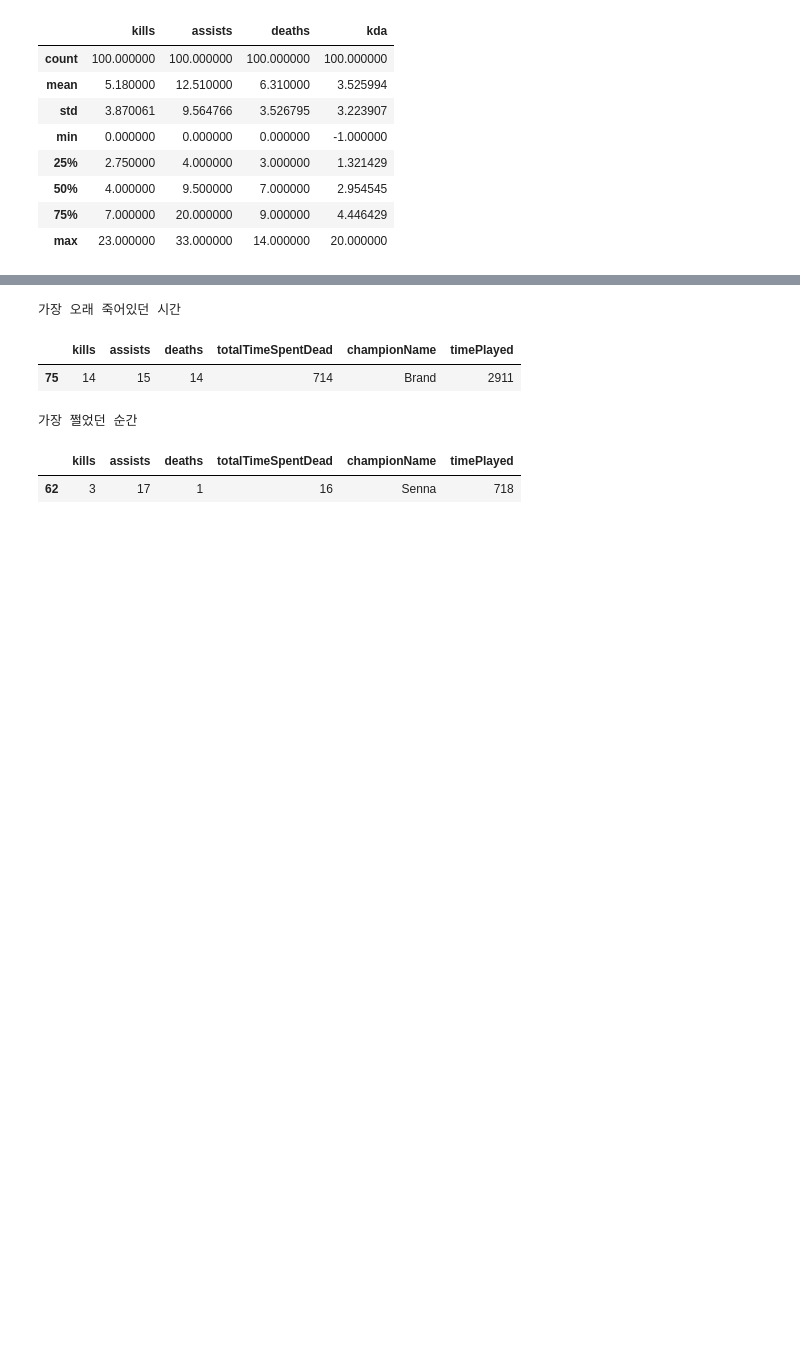
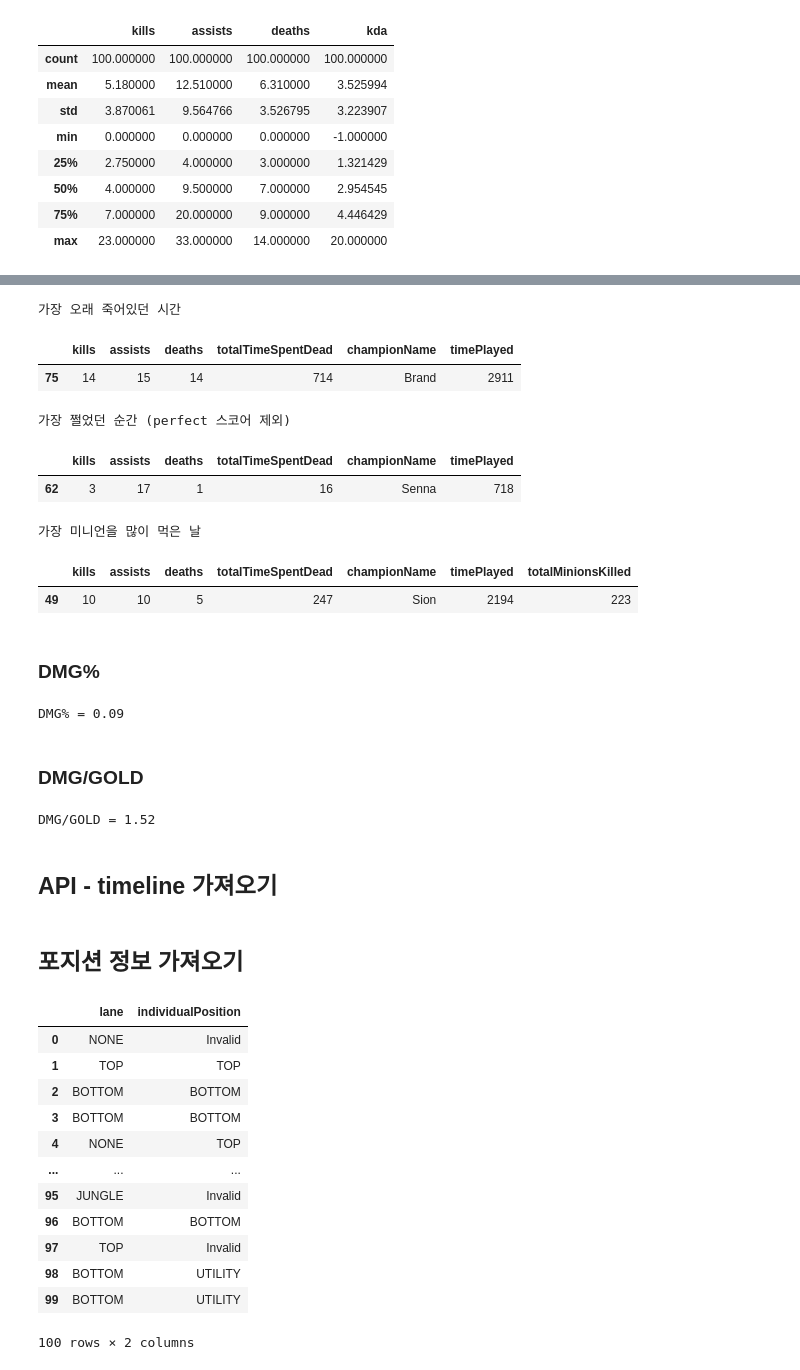
Before and after one commit to uowol/Project_LoLStatistics, a Jupyter notebook: stat_data_야식은치킨이지.ipynb, the cells around one changed output, grey strips where cells are left out. Saved outputs shown, nothing was run; the diff lists cells and outputs as text; code cells hidden in the pictures; blank space fills up the shorter version.

```diff
--- a/stat_data_야식은치킨이지.ipynb
+++ b/stat_data_야식은치킨이지.ipynb
@@ -140,0 +129,3 @@ data.head()
+# %%
+data = df_participants[df_participants.puuid == summoner_puuid].reset_index()
+data.head()
@@ -273,12 +287,51 @@ print("가장 오래 죽어있던 시간")
 display(data[["kills","assists","deaths","totalTimeSpentDead","championName","timePlayed"]].loc[data.totalTimeSpentDead==714])
 print("가장 쩔었던 순간 (perfect 스코어 제외)")
 display(data[["kills","assists","deaths","totalTimeSpentDead","championName","timePlayed"]].loc[data_kda.kda==data_kda.kda.max()])
-
+print("가장 미니언을 많이 먹은 날")
+display(data[["kills","assists","deaths","totalTimeSpentDead","championName","timePlayed","totalMinionsKilled"]].loc[data.totalMinionsKilled==data.totalMinionsKilled.max()])
 # data.timePlayed
 # %% [output]
 가장 오래 죽어있던 시간
 |  | kills | assists | deaths | totalTimeSpentDead | championName | timePlayed |
 | 75 | 14 | 15 | 14 | 714 | Brand | 2911 |
-가장 쩔었던 순간
+가장 쩔었던 순간 (perfect 스코어 제외)
 |  | kills | assists | deaths | totalTimeSpentDead | championName | timePlayed |
 | 62 | 3 | 17 | 1 | 16 | Senna | 718 |
+가장 미니언을 많이 먹은 날
+|  | kills | assists | deaths | totalTimeSpentDead | championName | timePlayed | totalMinionsKilled |
+| 49 | 10 | 10 | 5 | 247 | Sion | 2194 | 223 |
+# %% [markdown]
+### DMG%
+# %%
+sum_dmg_per = 0
+for i in range(len(data)):
+    dmg_team = 0
+    dmg_me = 0
+    for j in range(10):
+        if (df_participants.iloc[i*10 + j].puuid == summoner_puuid):
+            dmg_me = dmg_me + df_participants.iloc[i*10 + j].totalDamageDealtToChampions
+        dmg_team = dmg_team + df_participants.iloc[i*10 + j].totalDamageDealtToChampions
+    dmg_per = dmg_me/dmg_team
+    sum_dmg_per = sum_dmg_per + dmg_per
+print("DMG%% = %.2f" % (sum_dmg_per/len(data)))
+# DMG_(data.totalDamageDealtToChampions / (data.timePlayed/60)).describe()
+# data.totalDamageDealtToChampions[0]
+# (data.timePlayed/60)[0]
+# data.totalDamageDealtToChampions[0] / (data.timePlayed/60)[0]
+# %% [output]
+DMG% = 0.09
+# %% [markdown]
+### DMG/GOLD
+# %%
+dmg = data.totalDamageDealtToChampions
+gold = data.goldEarned
+dmg_by_gold = dmg/gold
+
+print("DMG/GOLD = %.2f" % dmg_by_gold.mean())
+# data.totalDamageDealtToChampions[0]
+# data.totalDamageDealtToChampions[0], (data.goldEarned[0])
+# dmg_by_gold.describe()
+# %% [output]
+DMG/GOLD = 1.52
+# %% [markdown]
+## API - timeline 가져오기
@@ -284,0 +345,18 @@ display(data[["kills","assists","deaths","totalTimeSpentDead","championName","ti
+# %% [markdown]
+## 포지션 정보 가져오기
+# %%
+pd.concat([data.lane, data.individualPosition], axis=1).head()
+# %% [output]
+|  | lane | individualPosition |
+| 0 | NONE | Invalid |
+| 1 | TOP | TOP |
+| 2 | BOTTOM | BOTTOM |
+| 3 | BOTTOM | BOTTOM |
+| 4 | NONE | TOP |
+| ... | ... | ... |
+| 95 | JUNGLE | Invalid |
+| 96 | BOTTOM | BOTTOM |
+| 97 | TOP | Invalid |
+| 98 | BOTTOM | UTILITY |
+| 99 | BOTTOM | UTILITY |
+100 rows × 2 columns
```
Also changed, not shown: parts of 25 cells of this notebook, 1 other file.
